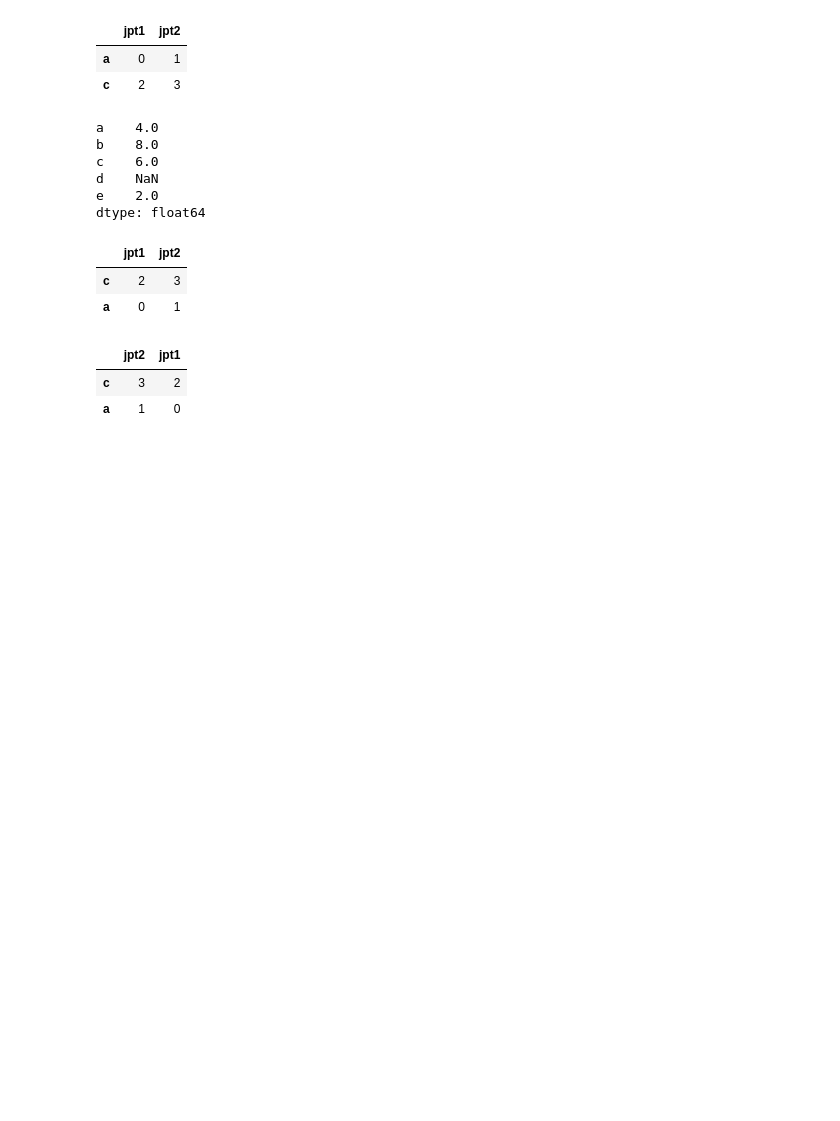
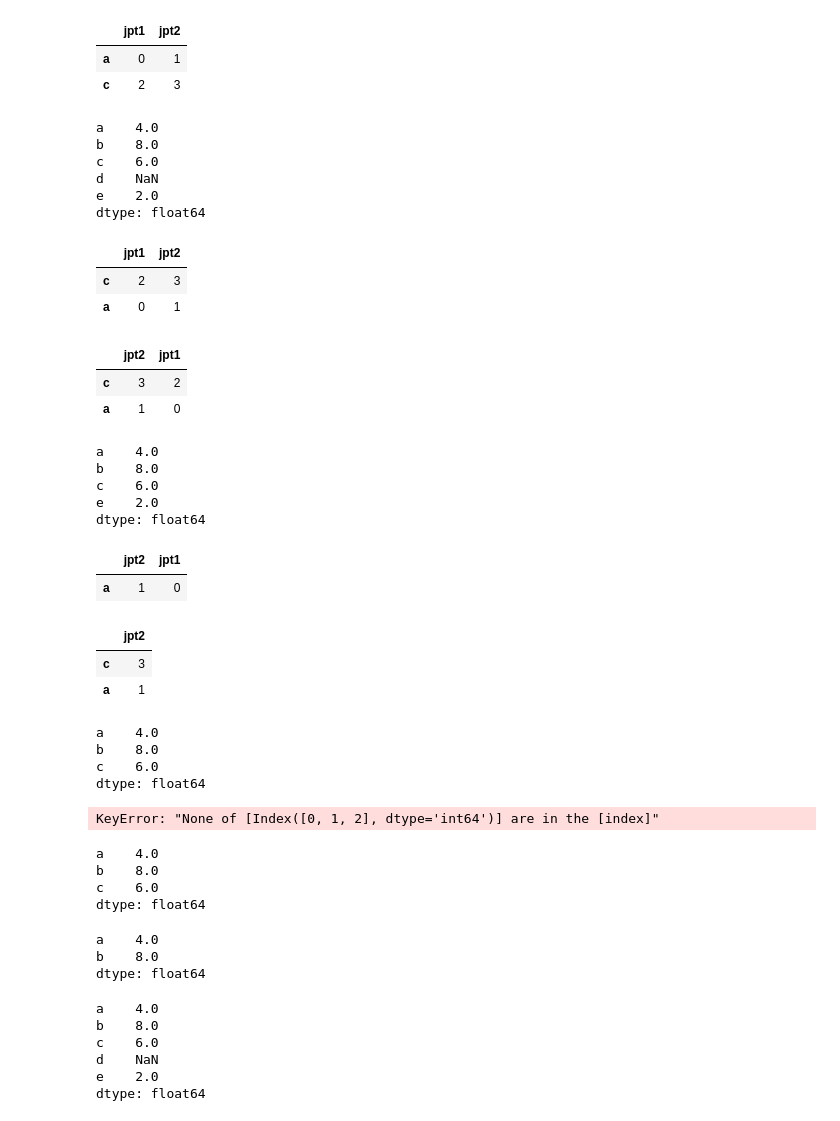
Before and after one commit to rohan3asnet/py2ML, a Jupyter notebook: panda.ipynb, the cells around one changed output. Saved outputs shown, nothing was run; the diff lists cells and outputs as text; code cells hidden in the pictures; blank space fills up the shorter version.

Commit message:
indexing slicing filtring

```diff
--- a/panda.ipynb
+++ b/panda.ipynb
@@ -358,3 +358,56 @@ obj7
 |  | jpt2 | jpt1 |
 | c | 3 | 2 |
 | a | 1 | 0 |
+# %%
+#dropping entries from axis
+obj6.drop(['d'])
+# %% [output]
+a    4.0
+b    8.0
+c    6.0
+e    2.0
+dtype: float64
+# %%
+obj7.drop(index=['c'])
+# %% [output]
+|  | jpt2 | jpt1 |
+| a | 1 | 0 |
+# %%
+obj7.drop(columns=['jpt1'])
+# %% [output]
+|  | jpt2 |
+| c | 3 |
+| a | 1 |
+# %%
+obj6[[0,1,2]]
+# %% [output]
+a    4.0
+b    8.0
+c    6.0
+dtype: float64
+# %%
+obj6.loc[[0,1,2]]
+# %% [output]
+KeyError: "None of [Index([0, 1, 2], dtype='int64')] are in the [index]"
+# %%
+obj6.iloc[[0,1,2]]
+# %% [output]
+a    4.0
+b    8.0
+c    6.0
+dtype: float64
+# %%
+obj6['a':'b']
+# %% [output]
+a    4.0
+b    8.0
+dtype: float64
+# %%
+obj6['a':]
+# %% [output]
+a    4.0
+b    8.0
+c    6.0
+d    NaN
+e    2.0
+dtype: float64
```
Also changed, not shown: parts of 5 cells of this notebook.
